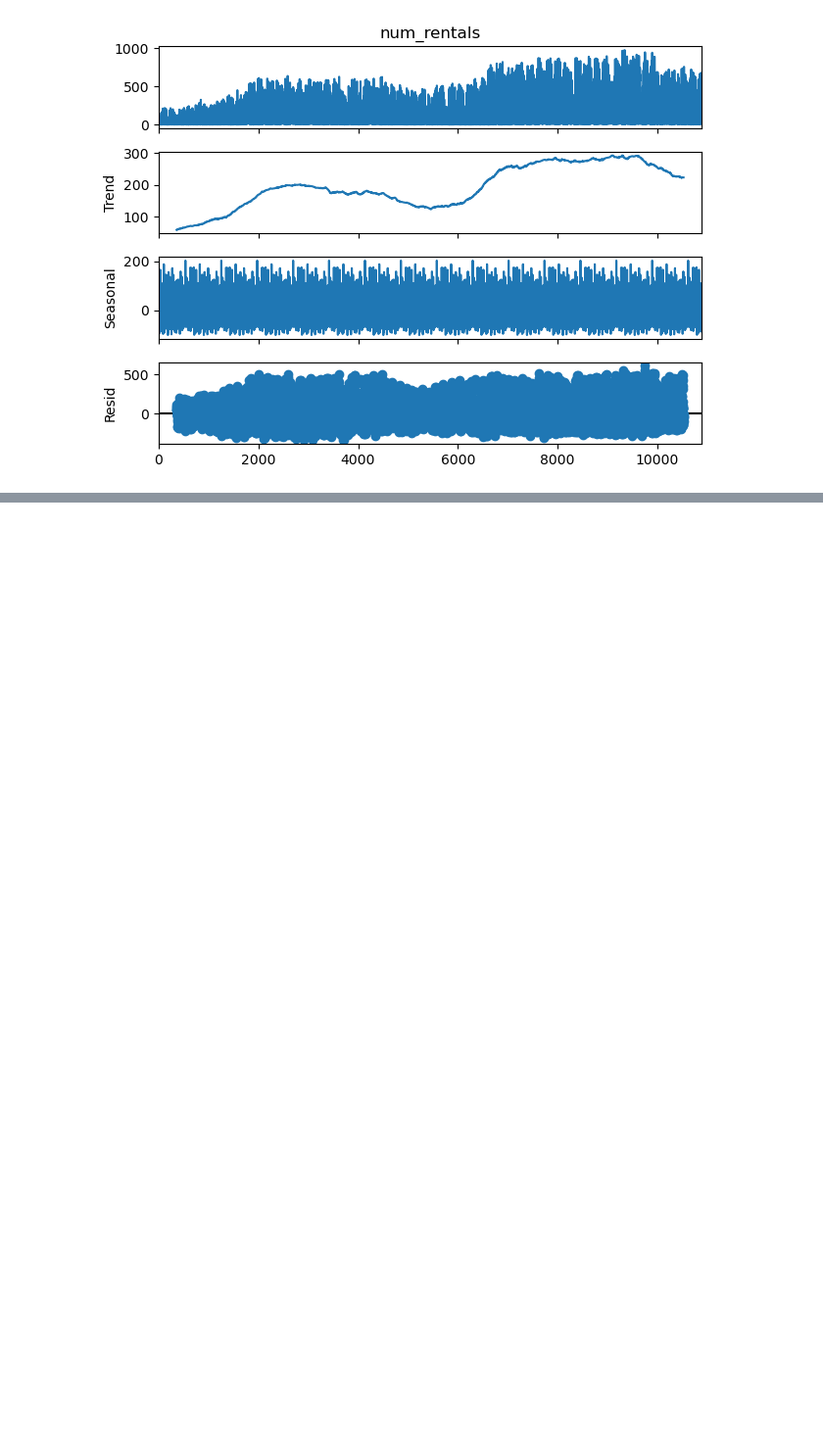
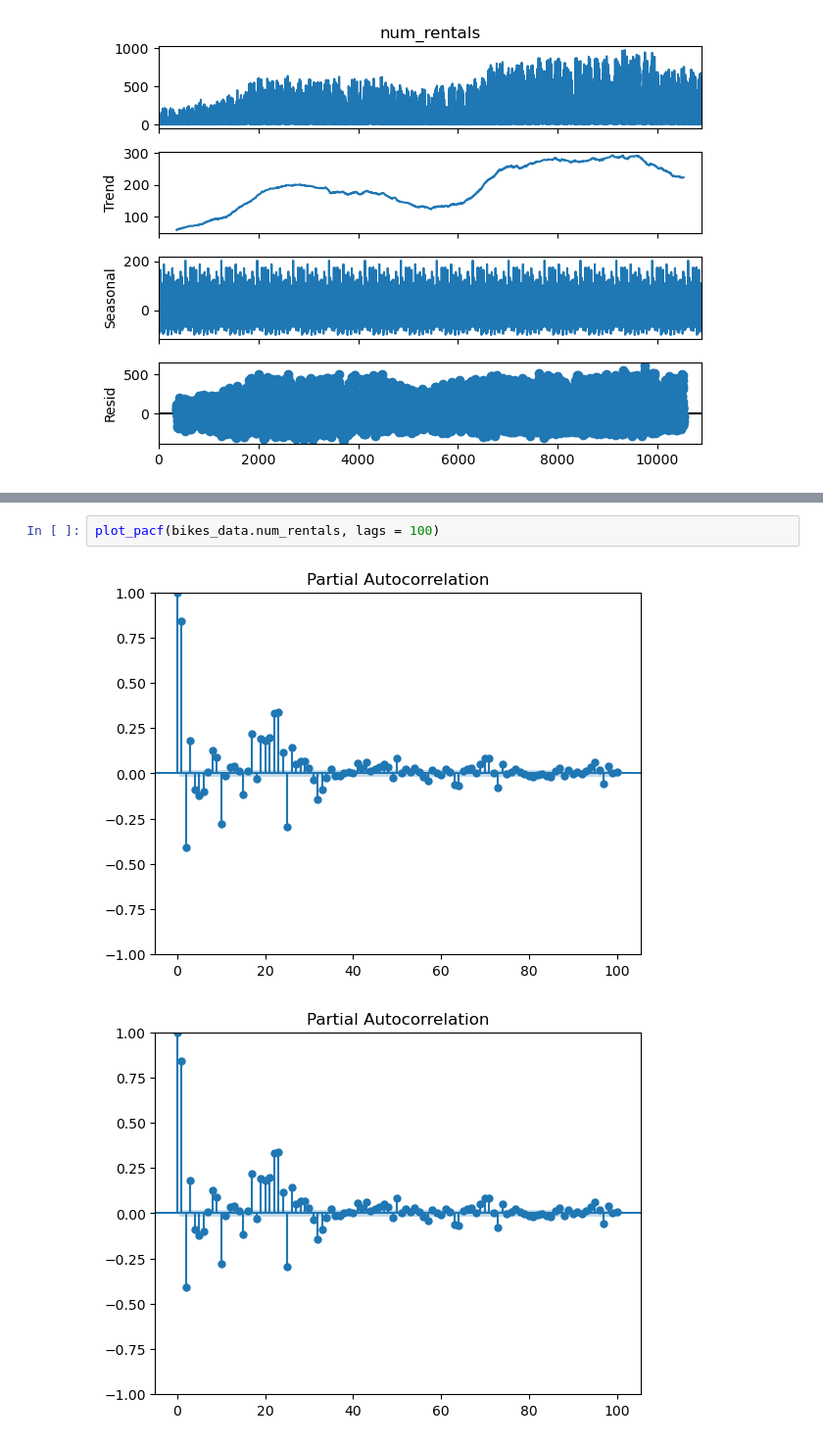
Before and after one commit to di-ton/Machine-Learning, a Jupyter notebook: Time-Series/time_series.ipynb, the cells around one changed output, grey strips where cells are left out. Shown at 98% size. Saved outputs shown, nothing was run; the diff lists cells and outputs as text; blank space fills up the shorter version.

```diff
--- a/Time-Series/time_series.ipynb
+++ b/Time-Series/time_series.ipynb
@@ -685,0 +805,5 @@ seasonal_decompose(bikes_data.num_rentals, period = 24 * 30).plot()
+# %%
+plot_pacf(bikes_data.num_rentals, lags = 100)
+# %% [output]
+[figure, added]
+[figure, added]
```
Also changed, not shown: parts of 41 cells of this notebook.
